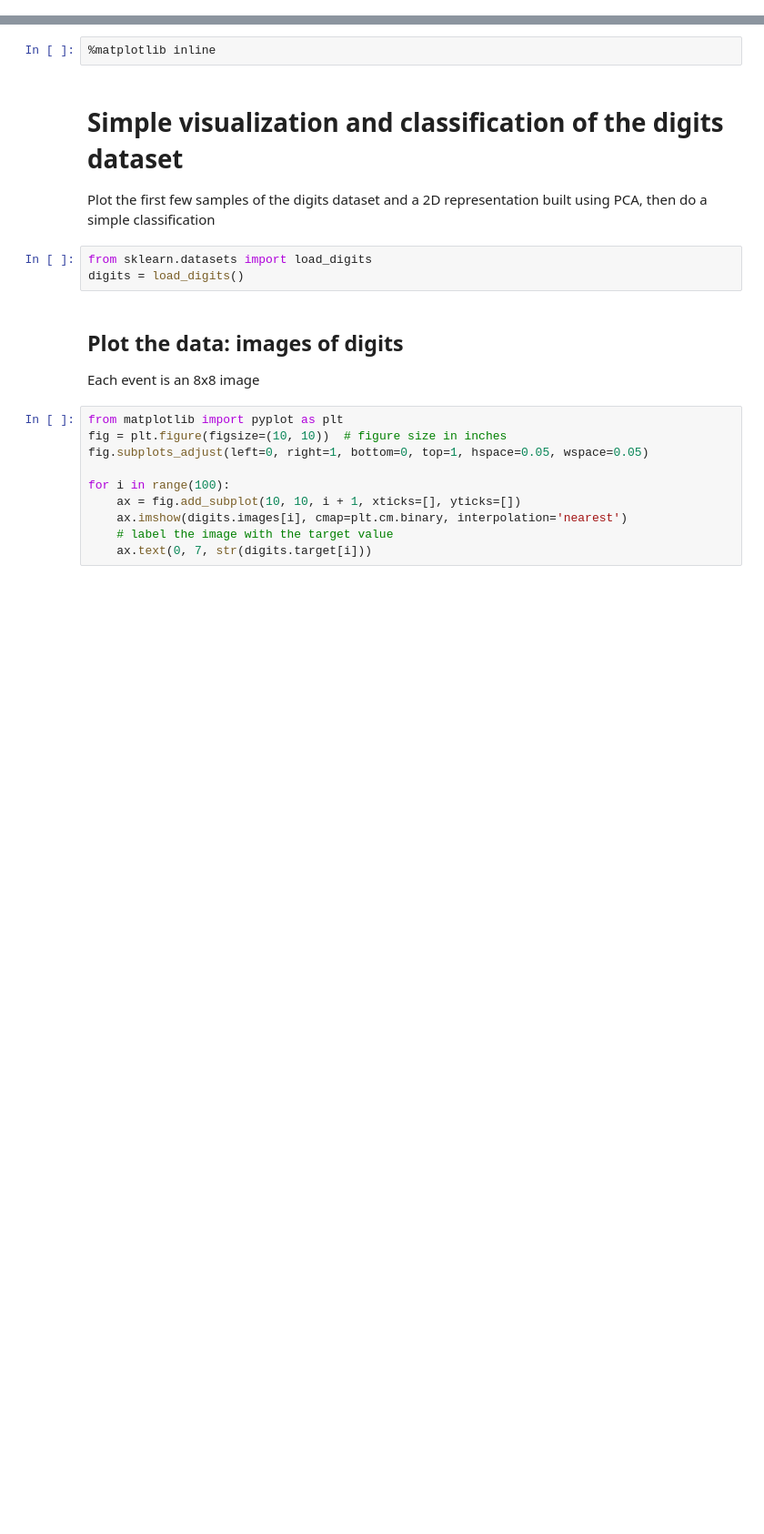
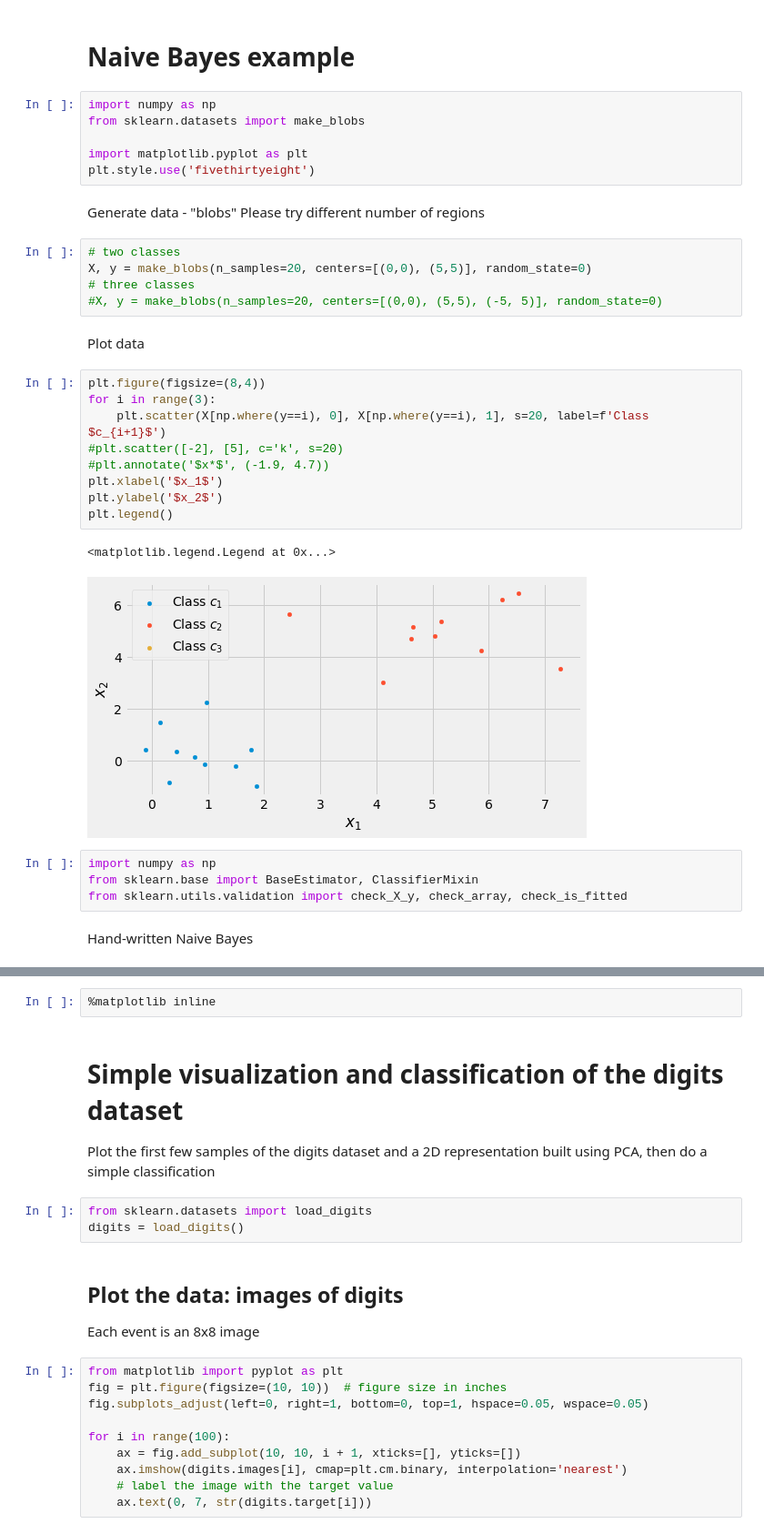
Before and after one commit to marcinwolter/Machine-learning-KISD-2022, a Jupyter notebook: lecture1_intro.ipynb, the cells around one changed output, grey strips where cells are left out. Shown: that part at 91% size. Drawn from its saved outputs; the diff is of its cells as text; blank space fills up the shorter version.

```diff
--- a/lecture1_intro.ipynb
+++ b/lecture1_intro.ipynb
@@ -481,0 +732,36 @@ identify a person with the disease are:
+# %% [markdown]
+# **Naive Bayes example**
+# %%
+import numpy as np
+from sklearn.datasets import make_blobs
+
+import matplotlib.pyplot as plt
+plt.style.use('fivethirtyeight')
+# %% [markdown]
+Generate data - "blobs"
+Please try different number of regions
+# %%
+# two classes
+X, y = make_blobs(n_samples=20, centers=[(0,0), (5,5)], random_state=0)
+# three classes
+#X, y = make_blobs(n_samples=20, centers=[(0,0), (5,5), (-5, 5)], random_state=0)
+# %% [markdown]
+Plot data
+# %%
+plt.figure(figsize=(8,4))
+for i in range(3):
+    plt.scatter(X[np.where(y==i), 0], X[np.where(y==i), 1], s=20, label=f'Class $c_{i+1}$')
+#plt.scatter([-2], [5], c='k', s=20)
+#plt.annotate('$x*$', (-1.9, 4.7))
+plt.xlabel('$x_1$')
+plt.ylabel('$x_2$')
+plt.legend()
+# %% [output]
+<matplotlib.legend.Legend at 0x...>
+[figure, added]
+# %%
+import numpy as np
+from sklearn.base import BaseEstimator, ClassifierMixin
+from sklearn.utils.validation import check_X_y, check_array, check_is_fitted
+# %% [markdown]
+Hand-written Naive Bayes
```
Also changed, not shown: parts of 27 cells of this notebook.
